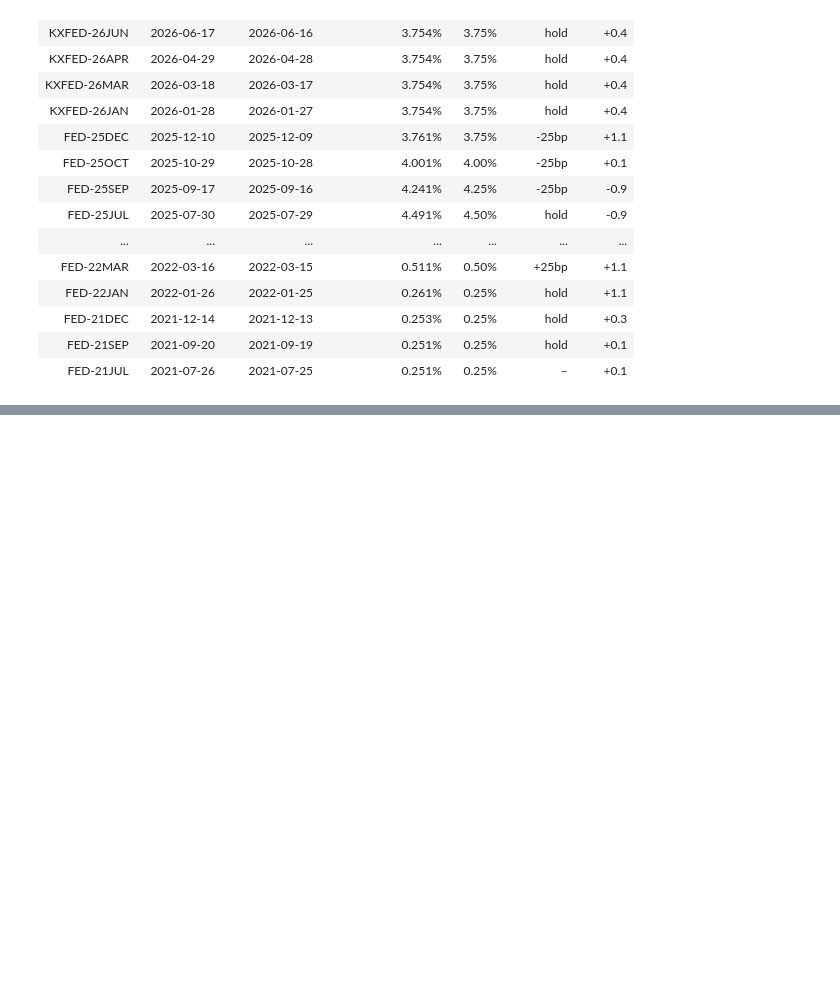
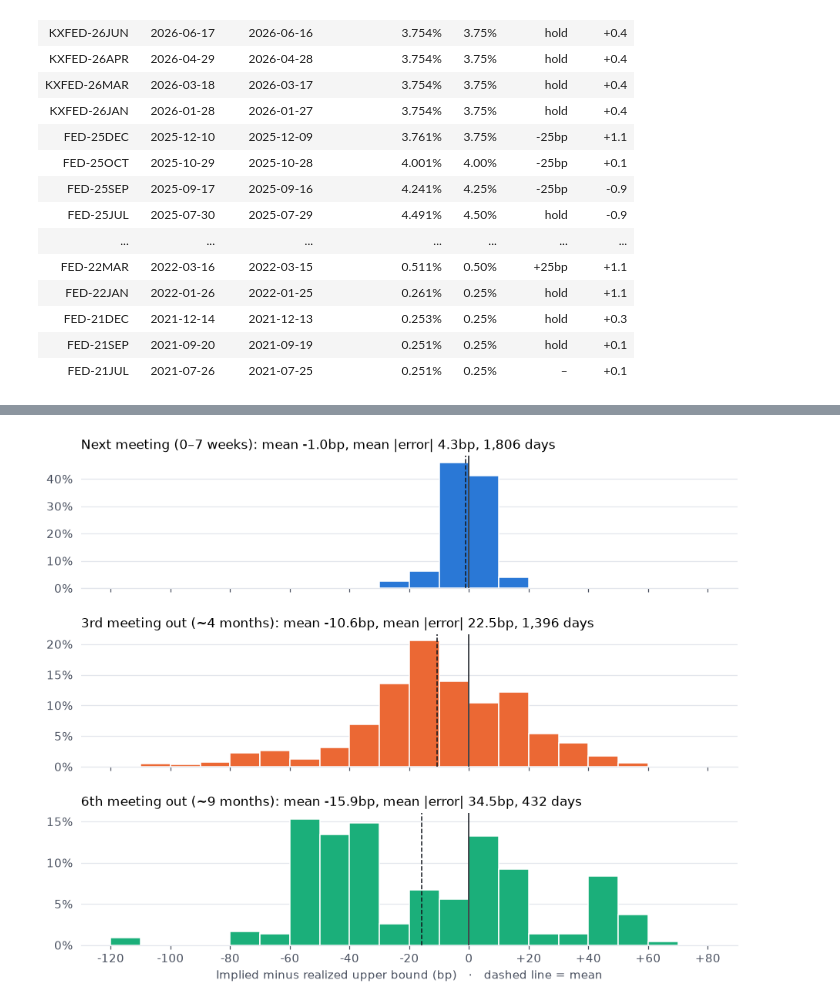
Before and after one commit to vishwesh-V/Macro-Research-in-Prediction-Markets, a Jupyter notebook: kalshi_fed/kalshi_fed_funds.ipynb, the cells around one changed output, grey strips where cells are left out. Saved outputs shown, nothing was run; the diff lists cells and outputs as text; code cells hidden in the pictures; blank space fills up the shorter version.

```diff
--- a/kalshi_fed/kalshi_fed_funds.ipynb
+++ b/kalshi_fed/kalshi_fed_funds.ipynb
@@ -505,0 +575,22 @@ explore("FED-24SEP")   # the 50bp cut in Sep 2024: watch the market swing betwee
+# %%
+rm = dict(zip(realized.meeting_date, realized.upper_bound))
+bins = np.arange(-120, 81, 10)
+fig, axes = plt.subplots(3, 1, figsize=(10, 7.5), sharex=True, gridspec_kw={"hspace": 0.35})
+for ax, (col, label, color) in zip(axes, [("next", "Next meeting (0–7 weeks)", C["s1"]),
+                                           ("third", "3rd meeting out (~4 months)", C["s2"]),
+                                           ("sixth", "6th meeting out (~9 months)", C["s3"])]):
+    d = horizon.dropna(subset=[f"{col}_implied"])
+    real = d[f"{col}_meeting"].map(rm)
+    e = ((d[f"{col}_implied"] - real) * 100).dropna()
+    ax.hist(e.clip(bins[0], bins[-1] - 0.01), bins=bins, weights=np.full(len(e), 1 / len(e)),
+            color=color, edgecolor="white", linewidth=1)
+    ax.axvline(0, color=C["ink"], lw=1)
+    ax.axvline(e.mean(), color=C["ink"], lw=1, ls="--")
+    ax.set_title(f"{label}: mean {e.mean():+.1f}bp, mean |error| {e.abs().mean():.1f}bp, {len(e):,} days",
+                 fontsize=11, fontweight="normal")
+    ax.yaxis.set_major_formatter(plt.FuncFormatter(lambda v, _: f"{v:.0%}"))
+axes[-1].set_xlabel("Implied minus realized upper bound (bp)   ·   dashed line = mean")
+axes[-1].set_xticks(bins[::2], [f"{b:+d}" if b else "0" for b in bins[::2]])
+plt.show()
+# %% [output]
+[figure, added]
```
Also changed, not shown: parts of 22 cells of this notebook, 14 other files.
